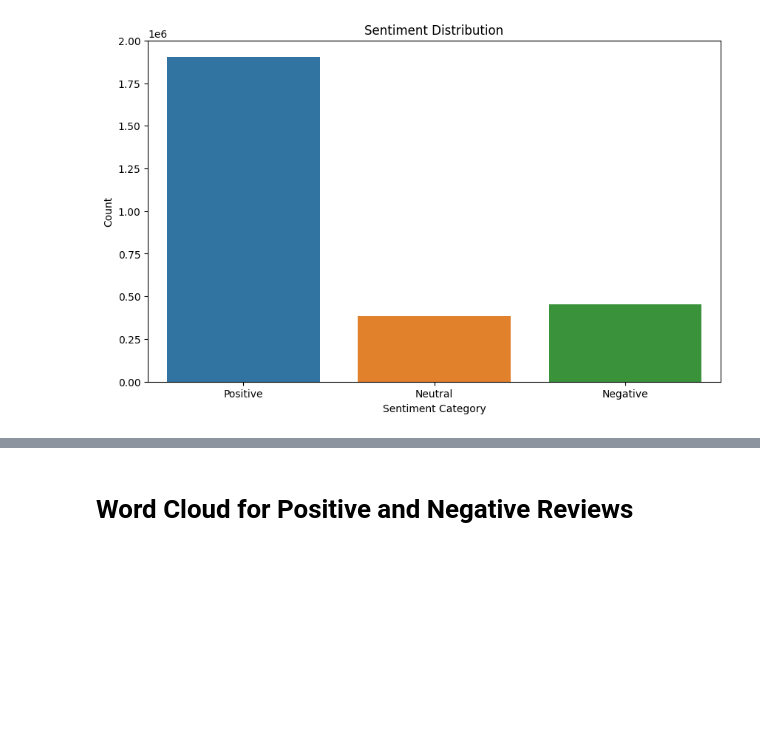
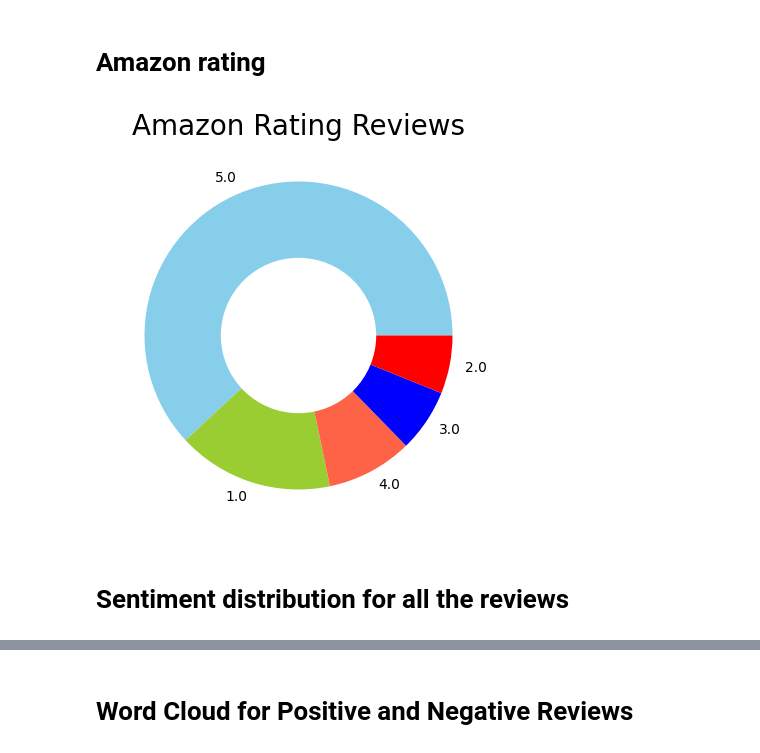
Before and after one commit to maciejkar/Amazon-Product-Improvement, a Jupyter notebook: sentiment analysis.ipynb, the cells around one changed output, grey strips where cells are left out. Saved outputs shown, nothing was run; the diff lists cells and outputs as text; code cells hidden in the pictures; blank space fills up the shorter version.

```diff
--- a/sentiment analysis.ipynb
+++ b/sentiment analysis.ipynb
@@ -24,3 +46,23 @@ merged_data = pd.merge(reviews, metadata, on=['parent_asin'], how='inner')
+# %% [markdown]
+# Amazon rating
+# %%
+ratings = merged_data["rating"].value_counts()
+number = ratings.index
+quantity = ratings.values
+
+custom_colors = ["skyblue", "yellowgreen", 'tomato', "blue", "red"]
+plt.figure(figsize=(5, 5))
+plt.pie(quantity, labels=number, colors=custom_colors)
+central_circle = plt.Circle((0, 0), 0.5, color='white')
+fig = plt.gcf()
+fig.gca().add_artist(central_circle)
+plt.rc('font', size=12)
+plt.title("Amazon Rating Reviews", fontsize=20)
+plt.show()
+# %% [output]
+[figure, added]
+# %% [markdown]
+# Sentiment distribution for all the reviews
 # %%
 # Sentiment Analysis
 sid = SentimentIntensityAnalyzer()
@@ -39,13 +81,3 @@ merged_data['sentiment_category'] = pd.cut(
     bins=[-1, -0.1, 0.1, 1],
     labels=['Negative', 'Neutral', 'Positive']
 )
-
-# Exploratory Data Analysis (EDA)
-plt.figure(figsize=(10, 6))
-sns.countplot(data=merged_data, x='sentiment_category', order=['Positive', 'Neutral', 'Negative'])
-plt.title('Sentiment Distribution')
-plt.xlabel('Sentiment Category')
-plt.ylabel('Count')
-plt.show()
-# %% [output]
-[figure, removed]
```
Also changed, not shown: parts of 12 cells of this notebook.
